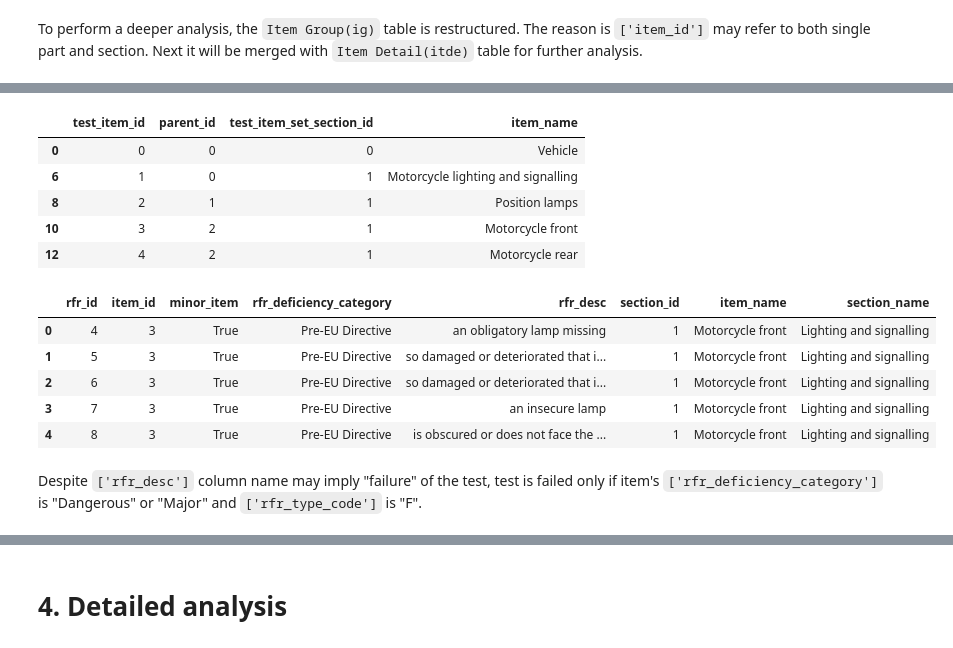
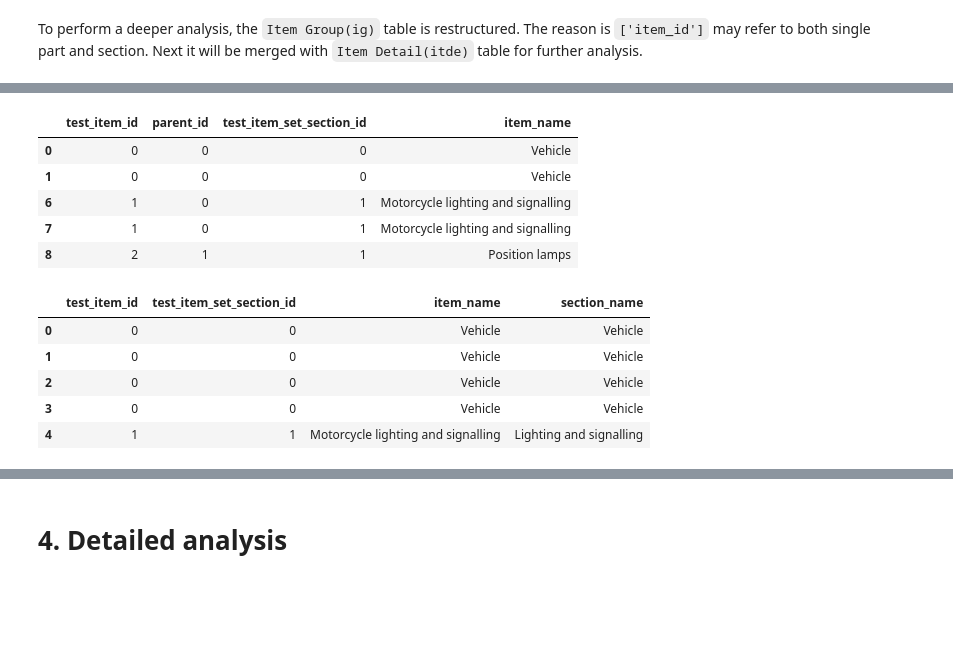
Before and after one commit to sttseitlin/MOT-test-for-motorcycles, a Jupyter notebook: moto.ipynb, the cells around one changed output, grey strips where cells are left out. Saved outputs shown, nothing was run; the diff lists cells and outputs as text; code cells hidden in the pictures; blank space fills up the shorter version.

Commit message:
Recreate old merge

```diff
--- a/moto.ipynb
+++ b/moto.ipynb
@@ -837,10 +839,9 @@ ig.head()
 | 2 | 0 | 3 | 0 | 0 | Vehicle |
 | 3 | 0 | 4 | 0 | 0 | Vehicle |
 | 4 | 0 | 5 | 0 | 0 | Vehicle |
-# %%
-ig = ig.loc[ig['test_class_id']==1].drop(columns=['test_class_id'])
 # %%
-int_cols = ig.select_dtypes(include='int').columns
+ig = ig.loc[ig['test_class_id'].isin([1,2])].drop(columns=['test_class_id'])
+int_cols = ['test_item_id', 'parent_id', 'test_item_set_section_id']
 ig[int_cols] = ig[int_cols].astype('Int32')
 
 str_cols = ig.select_dtypes(exclude='int').columns
@@ -2211,10 +2185,10 @@ ig.head()
 # %% [output]
 |  | test_item_id | parent_id | test_item_set_section_id | item_name |
 | 0 | 0 | 0 | 0 | Vehicle |
+| 1 | 0 | 0 | 0 | Vehicle |
 | 6 | 1 | 0 | 1 | Motorcycle lighting and signalling |
+| 7 | 1 | 0 | 1 | Motorcycle lighting and signalling |
 | 8 | 2 | 1 | 1 | Position lamps |
-| 10 | 3 | 2 | 1 | Motorcycle front |
-| 12 | 4 | 2 | 1 | Motorcycle rear |
 # %%
 #original
 
@@ -2249,41 +2223,30 @@ ig.head()
 # %%
 moto_items = (
     ig
     .merge(
          ig,
          how='left',
          suffixes=('', '_section'),
          left_on='test_item_set_section_id',
          right_on='test_item_id'
     )
     [['test_item_id', 'test_item_set_section_id', 'item_name', 'item_name_section']]
     .rename(columns={
         'item_name_section': 'section_name',
         }
     )
 )
 moto_items['section_name'] = (
     moto_items['section_name'].str.replace('motorcycle', '', case=False,  regex=True)
     .str.strip()
     .str.lower()
     .str.capitalize()
 )
-moto_items_details = (
-    itde.merge(
-        moto_items,
-        how='left',
-        on=['test_item_id', 'test_item_set_section_id']
-
-    )
-    .rename(columns={'test_item_id': 'item_id', 'test_item_set_section_id': 'section_id'})
-)
-moto_items_details.head()
+moto_items.head()
 # %% [output]
-|  | rfr_id | item_id | minor_item | rfr_deficiency_category | rfr_desc | section_id | item_name | section_name |
-| 0 | 4 | 3 | True | Pre-EU Directive | an obligatory lamp missing | 1 | Motorcycle front | Lighting and signalling |
-| 1 | 5 | 3 | True | Pre-EU Directive | so damaged or deteriorated that i... | 1 | Motorcycle front | Lighting and signalling |
-| 2 | 6 | 3 | True | Pre-EU Directive | so damaged or deteriorated that i... | 1 | Motorcycle front | Lighting and signalling |
-| 3 | 7 | 3 | True | Pre-EU Directive | an insecure lamp | 1 | Motorcycle front | Lighting and signalling |
-| 4 | 8 | 3 | True | Pre-EU Directive | is obscured or does not face the ... | 1 | Motorcycle front | Lighting and signalling |
+|  | test_item_id | test_item_set_section_id | item_name | section_name |
+| 0 | 0 | 0 | Vehicle | Vehicle |
+| 1 | 0 | 0 | Vehicle | Vehicle |
+| 2 | 0 | 0 | Vehicle | Vehicle |
+| 3 | 0 | 0 | Vehicle | Vehicle |
+| 4 | 1 | 1 | Motorcycle lighting and signalling | Lighting and signalling |
-# %% [markdown]
-Despite `['rfr_desc']` column name may imply "failure" of the test, test is failed only if item's `['rfr_deficiency_category']` is "Dangerous" or "Major" and `['rfr_type_code']` is "F".
```
Also changed, not shown: parts of 90 cells of this notebook.
